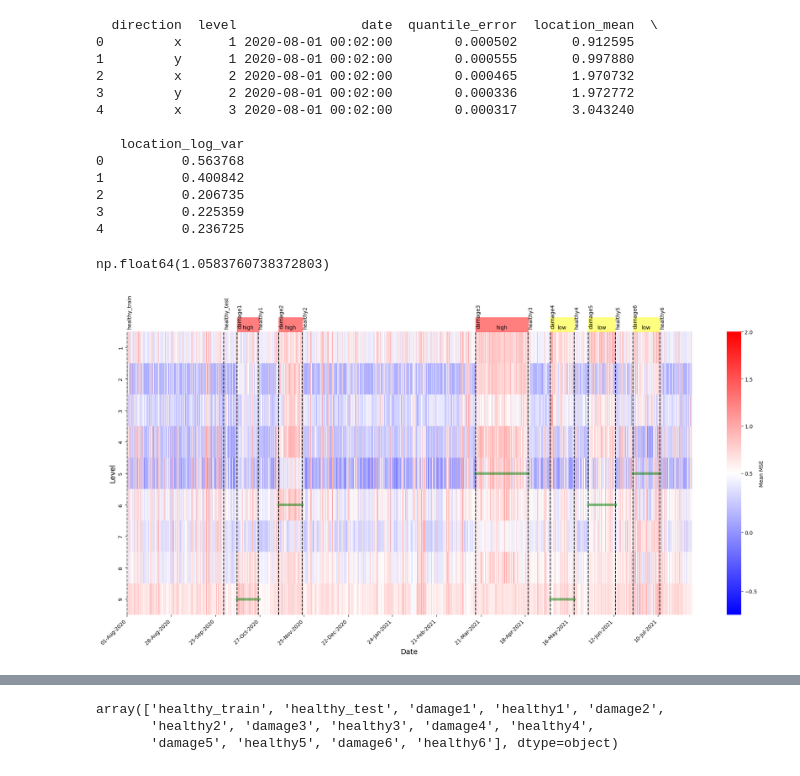
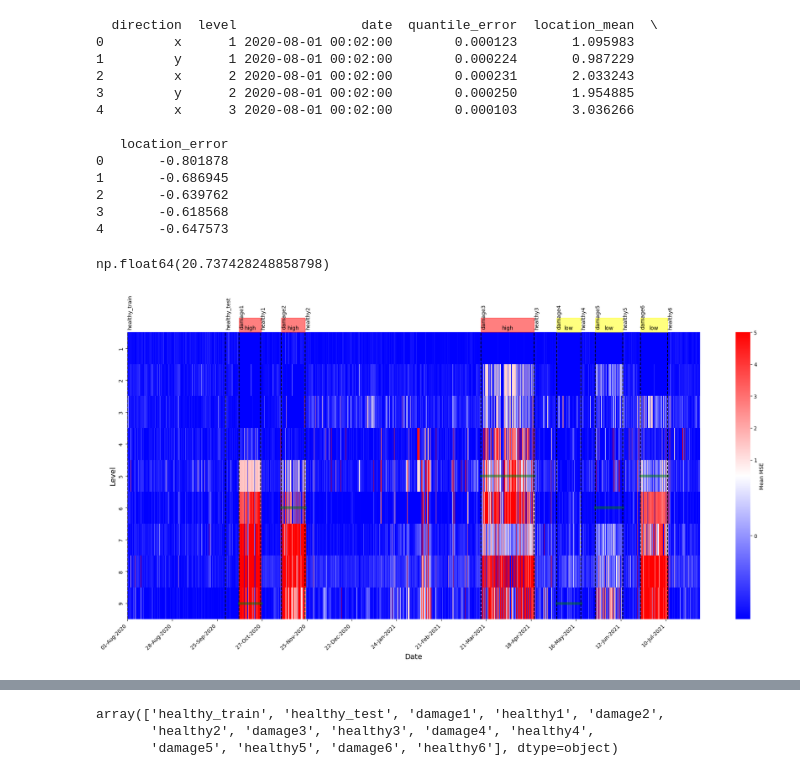
Before and after one commit to YacineBelHadj/hannover-pylon-psd, a Jupyter notebook: hannover_pylon/modelling/finalexp/one_to_one conditioned_enc.ipynb, the cells around one changed output, grey strips where cells are left out. Drawn from its saved outputs; the diff is of its cells as text; code cells hidden in the pictures.

```diff
--- a/hannover_pylon/modelling/finalexp/one_to_one conditioned_enc.ipynb
+++ b/hannover_pylon/modelling/finalexp/one_to_one conditioned_enc.ipynb
@@ -89,9 +79,8 @@ class OneToOneAutoEncoder(nn.Module):
 
         # Auxiliary regressor for location prediction (continuous).
         self.location_regressor = nn.Sequential(
-            nn.Linear(latent_dim, latent_dim),
-            nn.ReLU(),
-            nn.Linear(latent_dim, 1)
+            nn.Linear(latent_dim, 1),
+
         )
 
         # Auxiliary classifier for location prediction (discrete).
@@ -429,14 +428,14 @@ class Detector(nn.Module):
         quantile_error = torch.quantile(error, q=0.9, dim=1)
 
         # Extract the predicted mean and log variance from the auxiliary branch.
-        pred = out["level_pred"]
-        pred_mean = pred[:, 0:1]
-        pred_log_var = pred[:, 1:2]
-        loc_err = (x_dict["level"].to(self.device) - pred_mean)
+        pred = out["level_pred_reg"]
+        loc_err = (x_dict["level"].to(self.device) - pred)
+
+
+
         res = {
             "quantile_error": quantile_error.cpu().numpy().squeeze(),
-            "location_mean": pred_mean.cpu().numpy().squeeze(),
-            "location_log_var": pred_log_var.cpu().numpy().squeeze(),
+            "location_mean": pred.cpu().numpy().squeeze(),
         }
         res['location_error'] = res['location_mean'] - x_dict['level'].cpu().numpy().squeeze()
         # Return the monitored quantities.
@@ -532,5 +565,5 @@ array([[ 8.7405026e-02,  8.7405026e-02,  1.0874050e+00, ...,
 # %%
-col_of_interest = 'location_log_var'
+col_of_interest = 'location_error'
 
 
 # Convert the date column to datetime.
@@ -551,7 +584,7 @@ def normalize_sensor(group):
         train_max = group.loc[train_mask, col_of_interest].quantile(0.98)
         if train_max - train_min != 0:
 
-            group[col_of_interest] = (group[col_of_interest] - train_min) / (train_max - train_min)
+            group[col_of_interest] = -(group[col_of_interest] - train_min) / (train_max - train_min)
         else:
             group[col_of_interest] = 0.0  # Avoid division by zero.
     else:
@@ -566,22 +599,22 @@ df_normalized = df_res.groupby('direction', group_keys=False).apply(normalize_se
 print(df_normalized.head())
 # %% [output]
   direction  level                date  quantile_error  location_mean  \
-0         x      1 2020-08-01 00:02:00        0.000502       0.912595
-1         y      1 2020-08-01 00:02:00        0.000555       0.997880
-2         x      2 2020-08-01 00:02:00        0.000465       1.970732
-3         y      2 2020-08-01 00:02:00        0.000336       1.972772
-4         x      3 2020-08-01 00:02:00        0.000317       3.043240
+0         x      1 2020-08-01 00:02:00        0.000123       1.095983
+1         y      1 2020-08-01 00:02:00        0.000224       0.987229
+2         x      2 2020-08-01 00:02:00        0.000231       2.033243
+3         y      2 2020-08-01 00:02:00        0.000250       1.954885
+4         x      3 2020-08-01 00:02:00        0.000103       3.036266
 
-   location_log_var
-0          0.563768
-1          0.400842
-2          0.206735
-3          0.225359
-4          0.236725
+   location_error
+0       -0.801878
+1       -0.686945
+2       -0.639762
+3       -0.618568
+4       -0.647573
 # %%
 df_normalized[col_of_interest].quantile(1)
 # %% [output]
-np.float64(1.0583760738372803)
+np.float64(20.737428248858798)
 # %%
 import pandas as pd
 import numpy as np
@@ -590,7 +623,7 @@ import seaborn as sns
 from matplotlib.ticker import FuncFormatter, MaxNLocator
 from matplotlib.patches import Rectangle
 import matplotlib.colors as mcolors
-col_of_interest = 'location_log_var'
+col_of_interest = 'location_error'
 
 # Ensure the date column is in datetime format.
 df_normalized['date'] = pd.to_datetime(df_normalized['date'])
@@ -629,7 +662,7 @@ def create_date_formatter(column_dates):
 # Create a custom colormap from blue to white to red.
 custom_cmap = mcolors.LinearSegmentedColormap.from_list('custom_bwr', ['blue', 'white', 'red'])
 # Use TwoSlopeNorm to center the colormap at 1, with vmin=0 and vmax=2.
-norm = mcolors.TwoSlopeNorm(vmin=-0.7, vcenter=0.5, vmax=2)
+norm = mcolors.TwoSlopeNorm(vmin=-0.7, vcenter=0.5, vmax=5)
 
 # =============================================================================
 # 5. Plot the Control Chart (Heatmap)
@@ -678,33 +711,33 @@ for event_i, event_info in events.items():
 
     # Draw a horizontal line at the sensor level closest to the event (if provided).
     level = event_info.get('closest_sensor', None)
     if level is not None:
         ax.axhline(level - 0.5, xmin=idx_start/len(df_pivot.columns), xmax=idx_end/len(df_pivot.columns),
                    color='green', linestyle='-', lw=5, alpha=0.5)
 
     # Draw a rectangle above the plot indicating severity.
     severity = event_info.get('severity', None)
     if severity is not None:
         color = 'red' if severity == 'high' else 'yellow'
         box_height = 0.05  # Height of the severity box.
         ax.add_patch(Rectangle(
             (idx_start, 1),       # Position above the plot.
             width=idx_end - idx_start,
             height=box_height,
             color=color,
             alpha=0.5,
             transform=ax.get_xaxis_transform(),
             clip_on=False
         ))
         ax.text((idx_start + idx_end) / 2, -0.1 + box_height, severity,
                 ha='center', va='bottom', color='black')
 
 # =============================================================================
 # 7. Finalize and Show the Plot
 # =============================================================================
 plt.tight_layout()
 plt.show()
 # %% [output]
-[figure, old version]
+[figure, new version]
 # %%
 df_normalized['sensor_name'] = df_normalized['direction'] + df_normalized['level'].astype(str)
```
Also changed, not shown: parts of 17 cells of this notebook, 29 other files.
